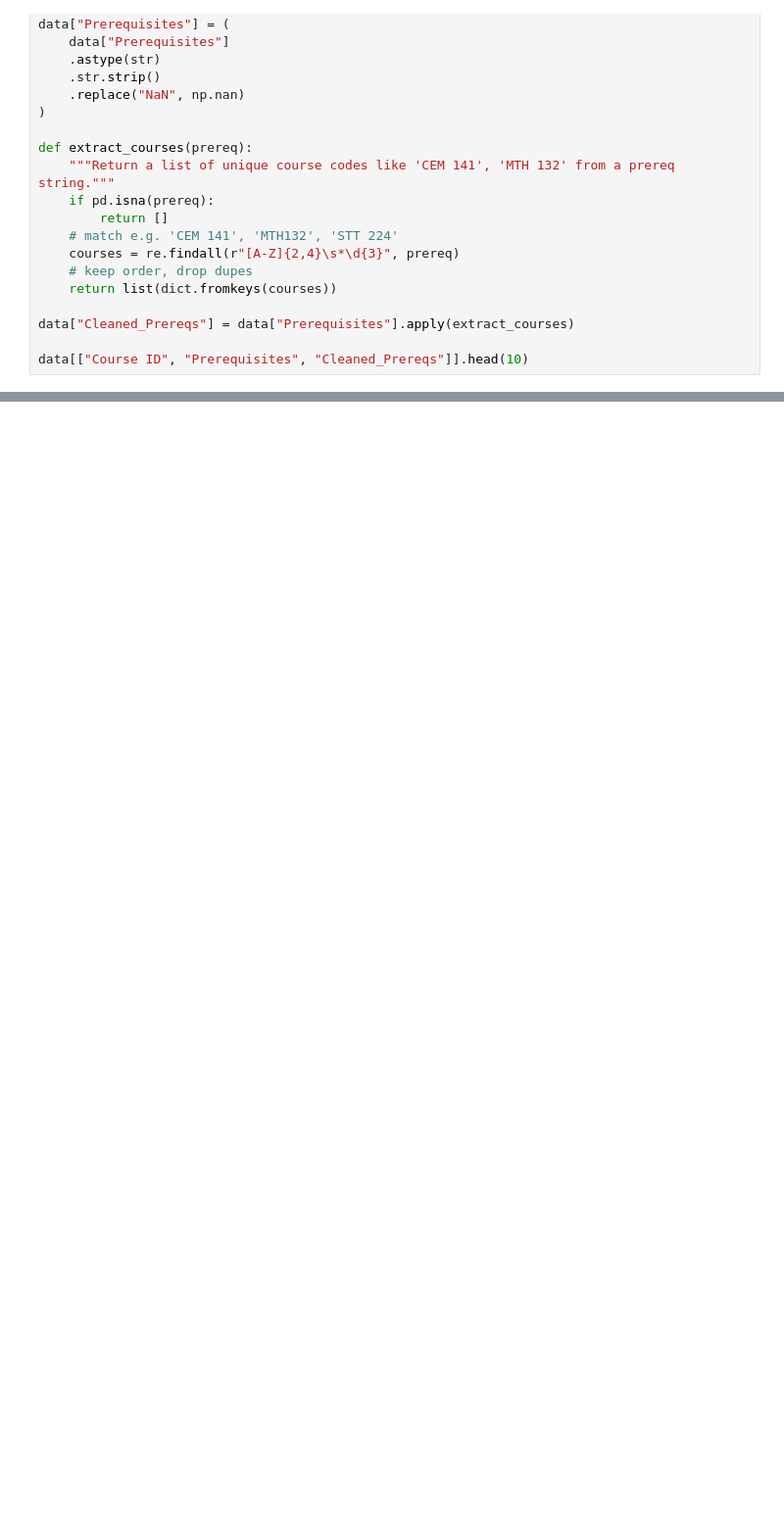
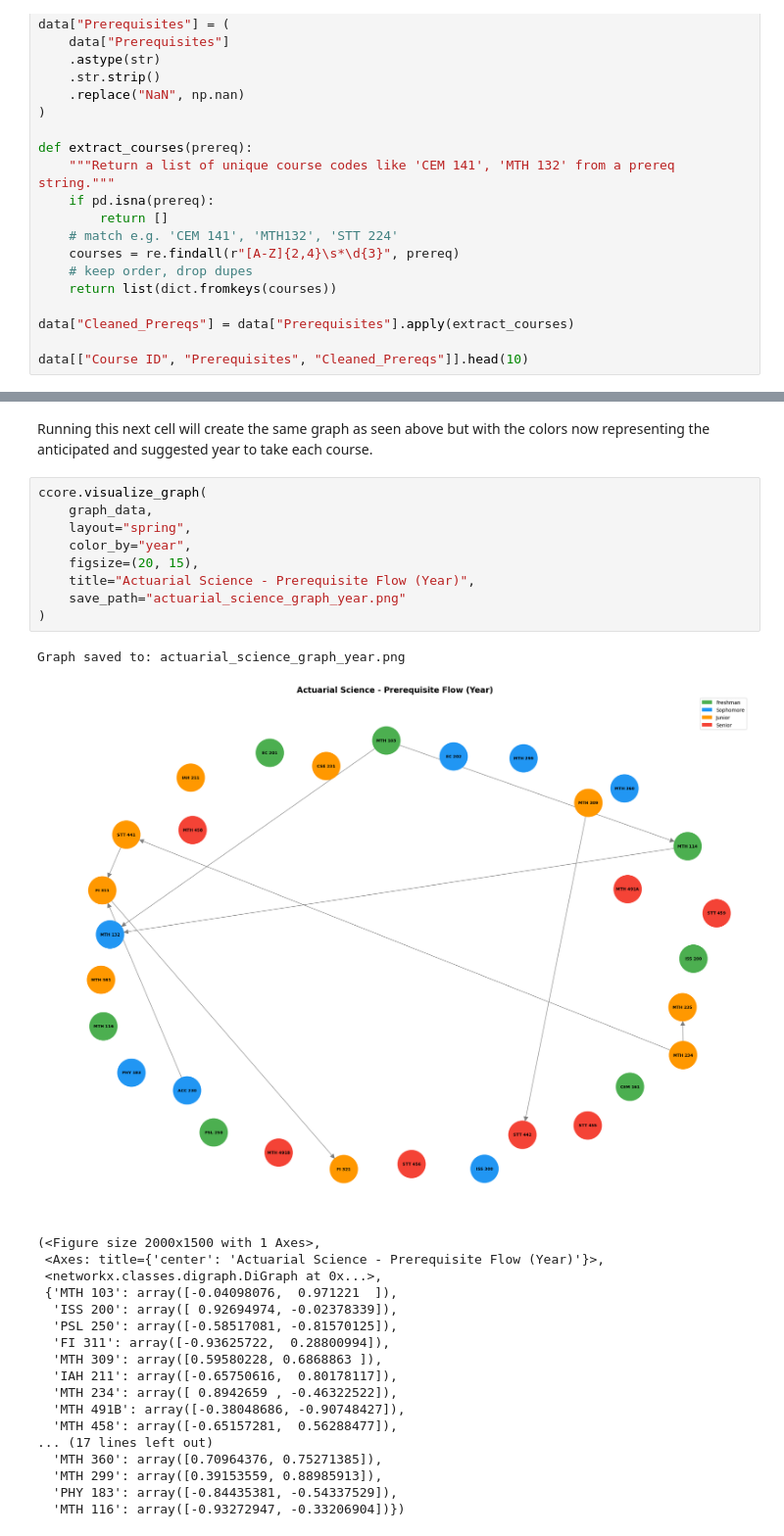
Before and after one commit to JackRobertson77/MSU_Curriculum_Maps, a Jupyter notebook: reproducibility.ipynb, the cells around one changed output, grey strips where cells are left out. Shown at 98% size. Saved outputs shown, nothing was run; the diff lists cells and outputs as text; blank space fills up the shorter version.

```diff
--- a/reproducibility.ipynb
+++ b/reproducibility.ipynb
@@ -138,0 +102,31 @@ print("saved to:", outpath)
+# %% [markdown]
+Running this next cell will create the same graph as seen above but with the colors now representing the anticipated and suggested year to take each course.
+# %%
+ccore.visualize_graph(
+    graph_data,
+    layout="spring",
+    color_by="year",
+    figsize=(20, 15),
+    title="Actuarial Science - Prerequisite Flow (Year)",
+    save_path="actuarial_science_graph_year.png"
+)
+# %% [output]
+Graph saved to: actuarial_science_graph_year.png
+[figure, added]
+(<Figure size 2000x1500 with 1 Axes>,
+ <Axes: title={'center': 'Actuarial Science - Prerequisite Flow (Year)'}>,
+ <networkx.classes.digraph.DiGraph at 0x...>,
+ {'MTH 103': array([-0.04098076,  0.971221  ]),
+  'ISS 200': array([ 0.92694974, -0.02378339]),
+  'PSL 250': array([-0.58517081, -0.81570125]),
+  'FI 311': array([-0.93625722,  0.28800994]),
+  'MTH 309': array([0.59580228, 0.6868863 ]),
+  'IAH 211': array([-0.65750616,  0.80178117]),
+  'MTH 234': array([ 0.8942659 , -0.46322522]),
+  'MTH 491B': array([-0.38048686, -0.90748427]),
+  'MTH 458': array([-0.65157281,  0.56288477]),
+... (17 lines left out)
+  'MTH 360': array([0.70964376, 0.75271385]),
+  'MTH 299': array([0.39153559, 0.88985913]),
+  'PHY 183': array([-0.84435381, -0.54337529]),
+  'MTH 116': array([-0.93272947, -0.33206904])})
```
Also changed, not shown: parts of 21 cells of this notebook.
